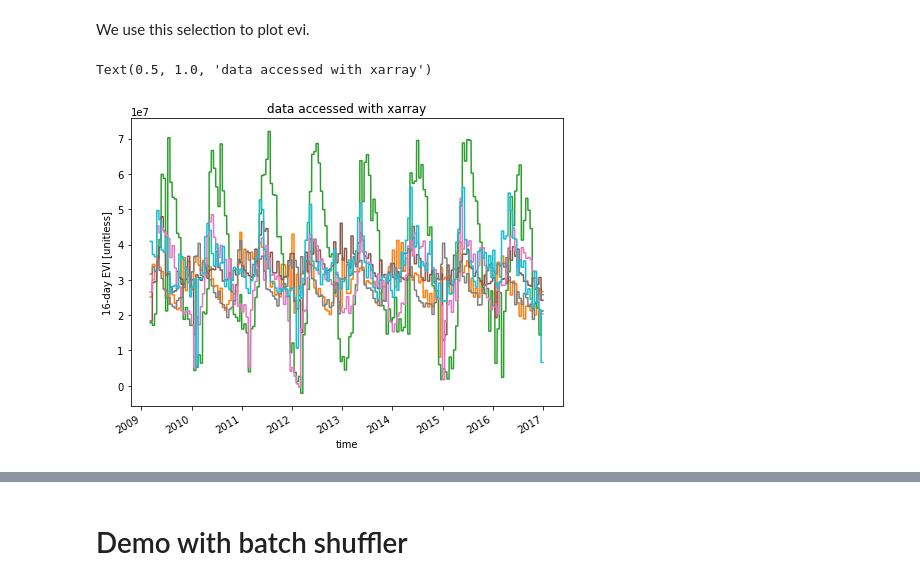
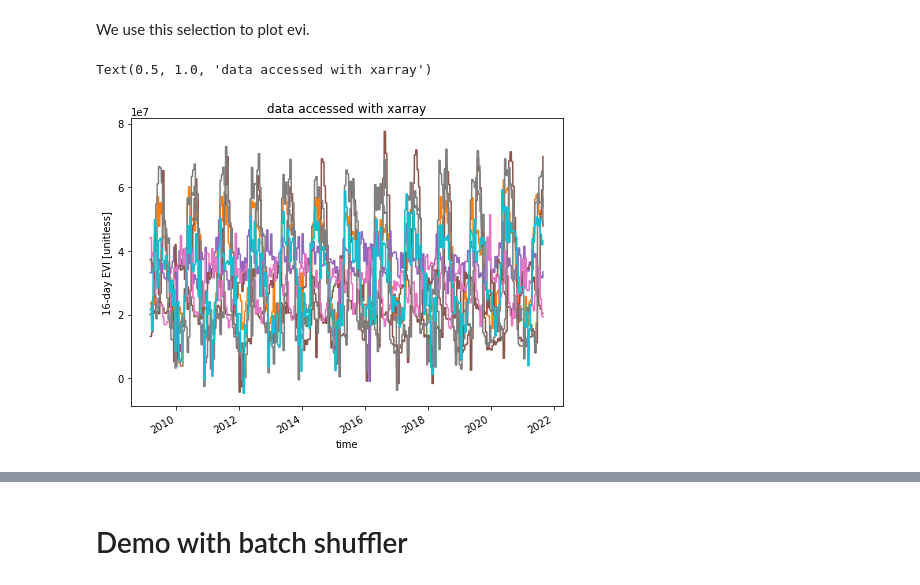
Before and after one commit to melwey/server_access, a Jupyter notebook: sampler_demo_python.ipynb, the cells around one changed output, grey strips where cells are left out. Drawn from its saved outputs; the diff is of its cells as text; code cells hidden in the pictures.

```diff
--- a/sampler_demo_python.ipynb
+++ b/sampler_demo_python.ipynb
@@ -108,4 +108,8 @@ print(randlon)
 # %%
-selection = g.isel(x=randlon, y=randlat).loc[dict(time=slice("2001-01-01", "2016-12-31"))]
+lonind = xr.DataArray(randlon,dims = "points")
+latind = xr.DataArray(randlat,dims="points")
+selection = g.isel(y=latind,x=lonind)
+
+#selection = g.isel(x=randlon, y=randlat).loc[dict(time=slice("2009-01-01", "2016-12-31"))]
 # %%
-selection
+selection = selection.compute()
@@ -194,12 +134,12 @@ We use this selection to plot evi.
 # %%
 fill_value = 1e32
 fig = plt.figure()
 ax = fig.add_axes([0, 0, 1, 1])
-for i in range(selection.dims['y']):
-    y = selection.evi.isel(x=i, y=i)
+for i in range(selection.dims["points"]):
+    y = selection.evi.isel(points=i)
     y.plot.line(ax=ax)
 
 ax.set_title("data accessed with xarray")
 # %% [output]
 Text(0.5, 1.0, 'data accessed with xarray')
-[figure, old version]
+[figure, new version]
```
Also changed, not shown: parts of 8 cells of this notebook.
